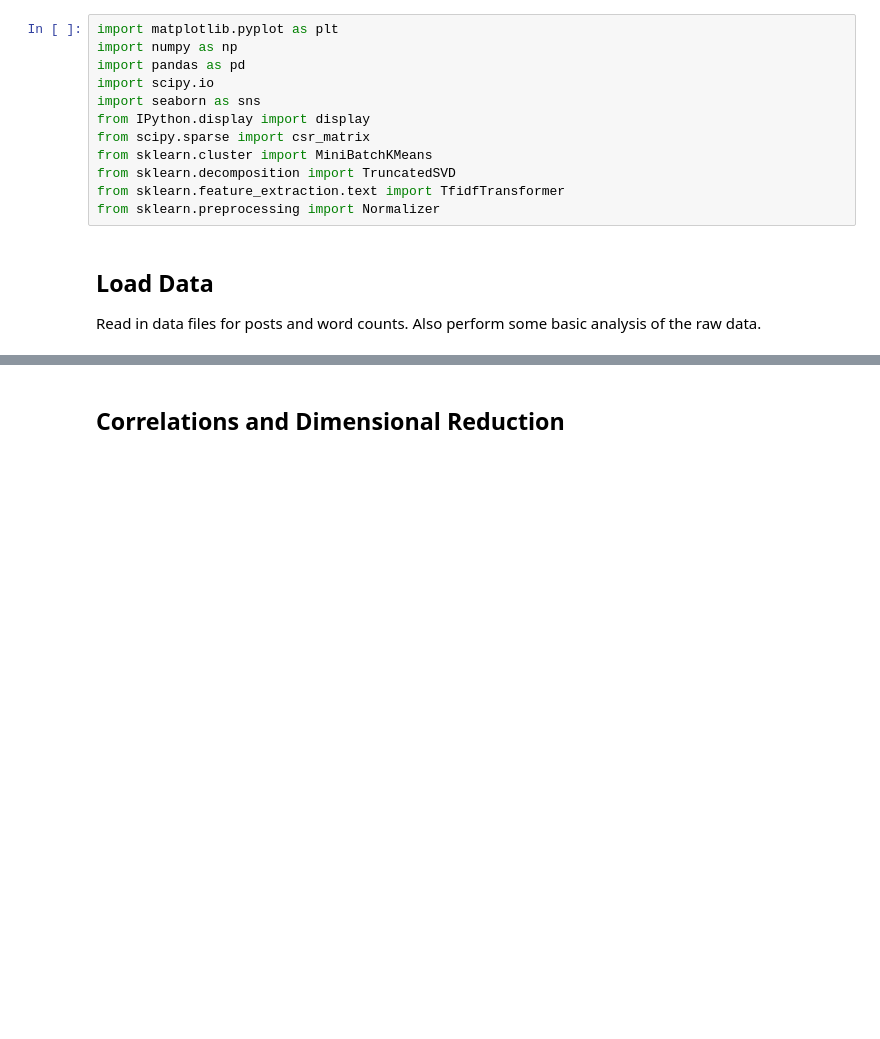
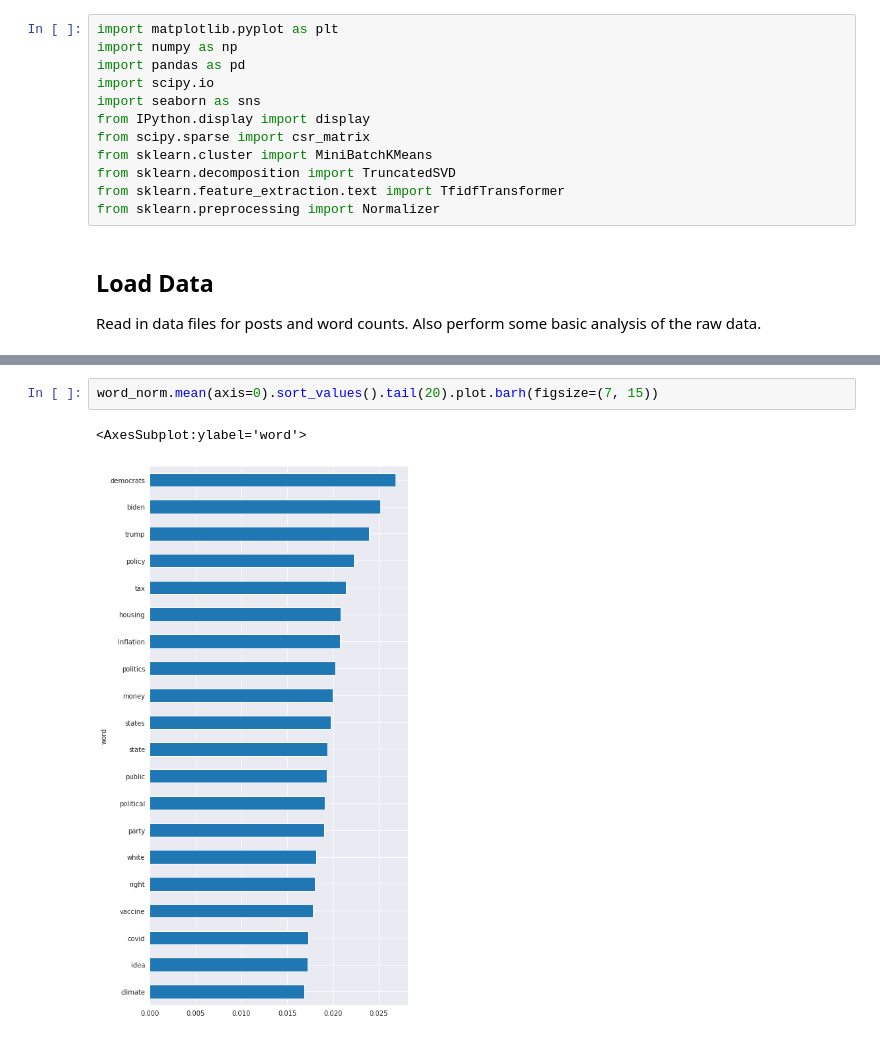
Before and after one commit to matthagy/slowboring_article_clusters, a Jupyter notebook: analysis.ipynb, the cells around one changed output, grey strips where cells are left out. Drawn from its saved outputs; the diff is of its cells as text; blank space fills up the shorter version.

```diff
--- a/analysis.ipynb
+++ b/analysis.ipynb
@@ -189,2 +189,5 @@ word_norm
-# %% [markdown]
-## Correlations and Dimensional Reduction
+# %%
+word_norm.mean(axis=0).sort_values().tail(20).plot.barh(figsize=(7, 15))
+# %% [output]
+<AxesSubplot:ylabel='word'>
+[figure, added]
```
Also changed, not shown: parts of 37 cells of this notebook.
